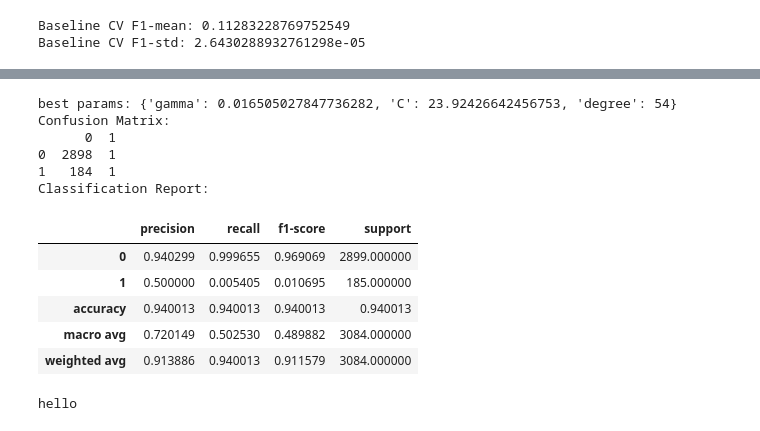
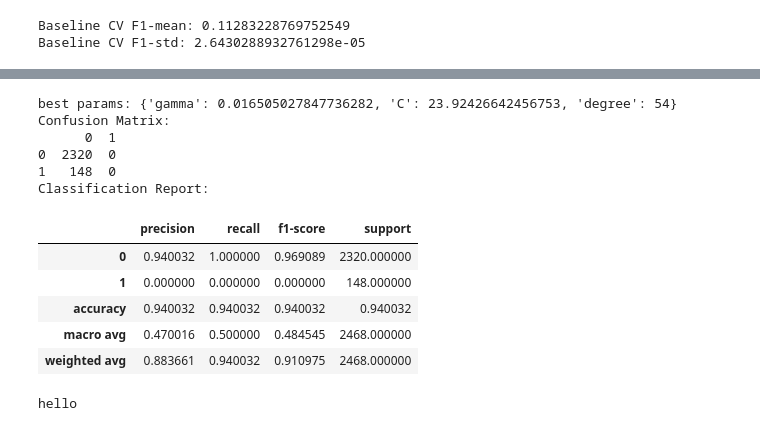
Before and after one commit to enxinn/DSA4263_VehicleInsuranceFraud, a Jupyter notebook: src/SVC.ipynb, the cells around one changed output, grey strips where cells are left out. Drawn from its saved outputs; the diff is of its cells as text; code cells hidden in the pictures.

Commit message:
Changed test to val SVC

```diff
--- a/src/SVC.ipynb
+++ b/src/SVC.ipynb
@@ -151,30 +142,30 @@ study_SVC.optimize(objective, n_trials=100, show_progress_bar=True, n_jobs=-1)
 # %%
 best = SVC(**study_SVC.best_params)
 best.fit(X_train, y_train)
 
-y_pred_svc = best.predict(X_test)
+y_pred_svc = best.predict(X_val)
 # y_proba_svc = best.predict_proba(X_test)[:,1]
 
 print("best params:", study_SVC.best_params)
 # print(f"ROC-AUC Score: {roc_auc_score(y_test, y_proba_svc):.4f}")
 # print(f"PR-AUC Score: {average_precision_score(y_test, y_proba_svc):.4f}")
 print("Confusion Matrix:")
-print(pd.DataFrame(confusion_matrix(y_test, y_pred_svc)))
+print(pd.DataFrame(confusion_matrix(y_val, y_pred_svc)))
 print("Classification Report:")
-pd.DataFrame(classification_report(y_test, y_pred_svc, output_dict=True)).transpose()
+pd.DataFrame(classification_report(y_val, y_pred_svc, output_dict=True)).transpose()
 # %% [output]
 best params: {'gamma': 0.016505027847736282, 'C': 23.92426642456753, 'degree': 54}
 Confusion Matrix:
       0  1
-0  2898  1
-1   184  1
+0  2320  0
+1   148  0
 Classification Report:
 |  | precision | recall | f1-score | support |
-| 0 | 0.940299 | 0.999655 | 0.969069 | 2899.000000 |
-| 1 | 0.500000 | 0.005405 | 0.010695 | 185.000000 |
-| accuracy | 0.940013 | 0.940013 | 0.940013 | 0.940013 |
-| macro avg | 0.720149 | 0.502530 | 0.489882 | 3084.000000 |
-| weighted avg | 0.913886 | 0.940013 | 0.911579 | 3084.000000 |
+| 0 | 0.940032 | 1.000000 | 0.969089 | 2320.000000 |
+| 1 | 0.000000 | 0.000000 | 0.000000 | 148.000000 |
+| accuracy | 0.940032 | 0.940032 | 0.940032 | 0.940032 |
+| macro avg | 0.470016 | 0.500000 | 0.484545 | 2468.000000 |
+| weighted avg | 0.883661 | 0.940032 | 0.910975 | 2468.000000 |
 # %%
 print("hello")
 # %% [output]
```
Also changed, not shown: parts of 2 cells of this notebook.
